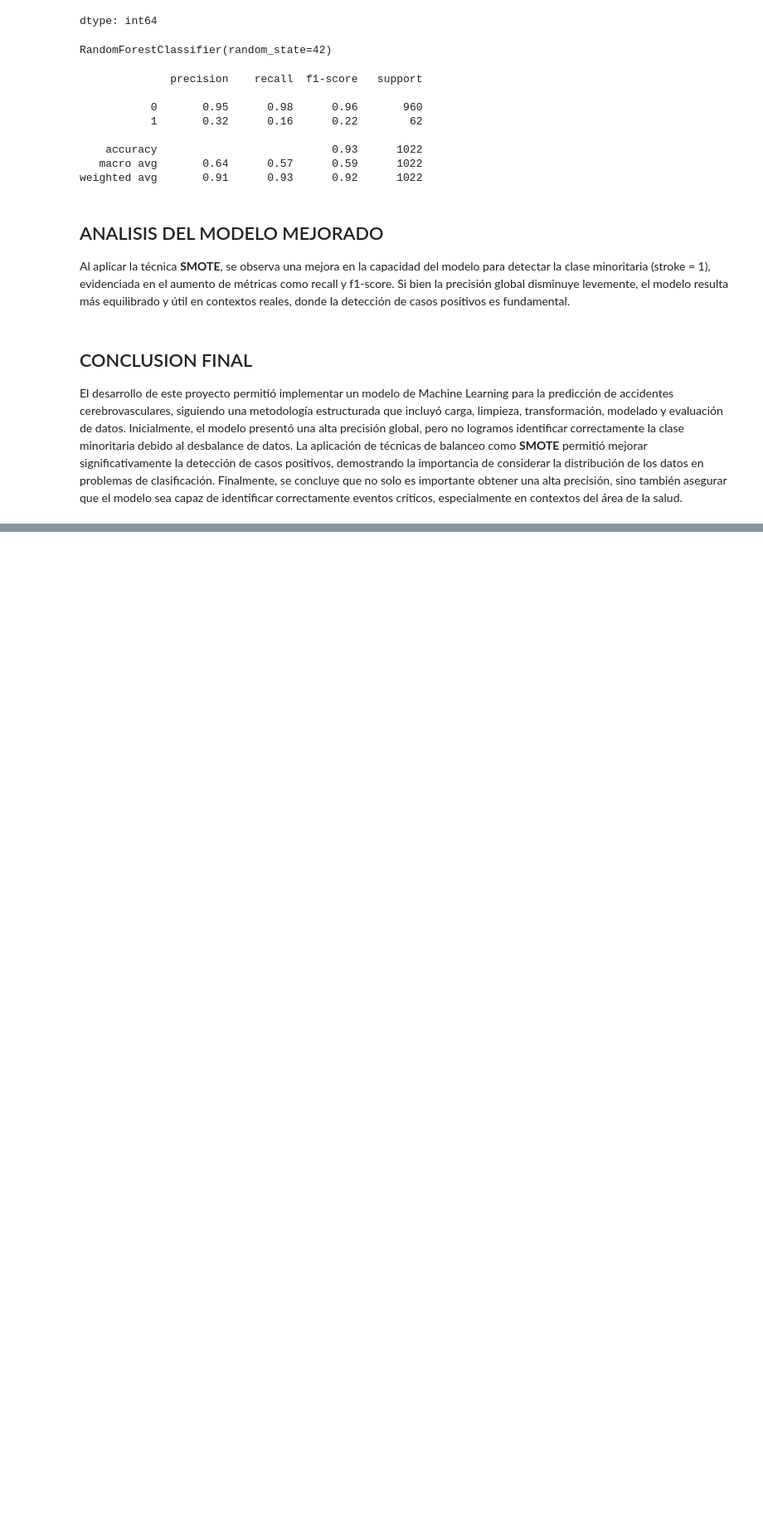
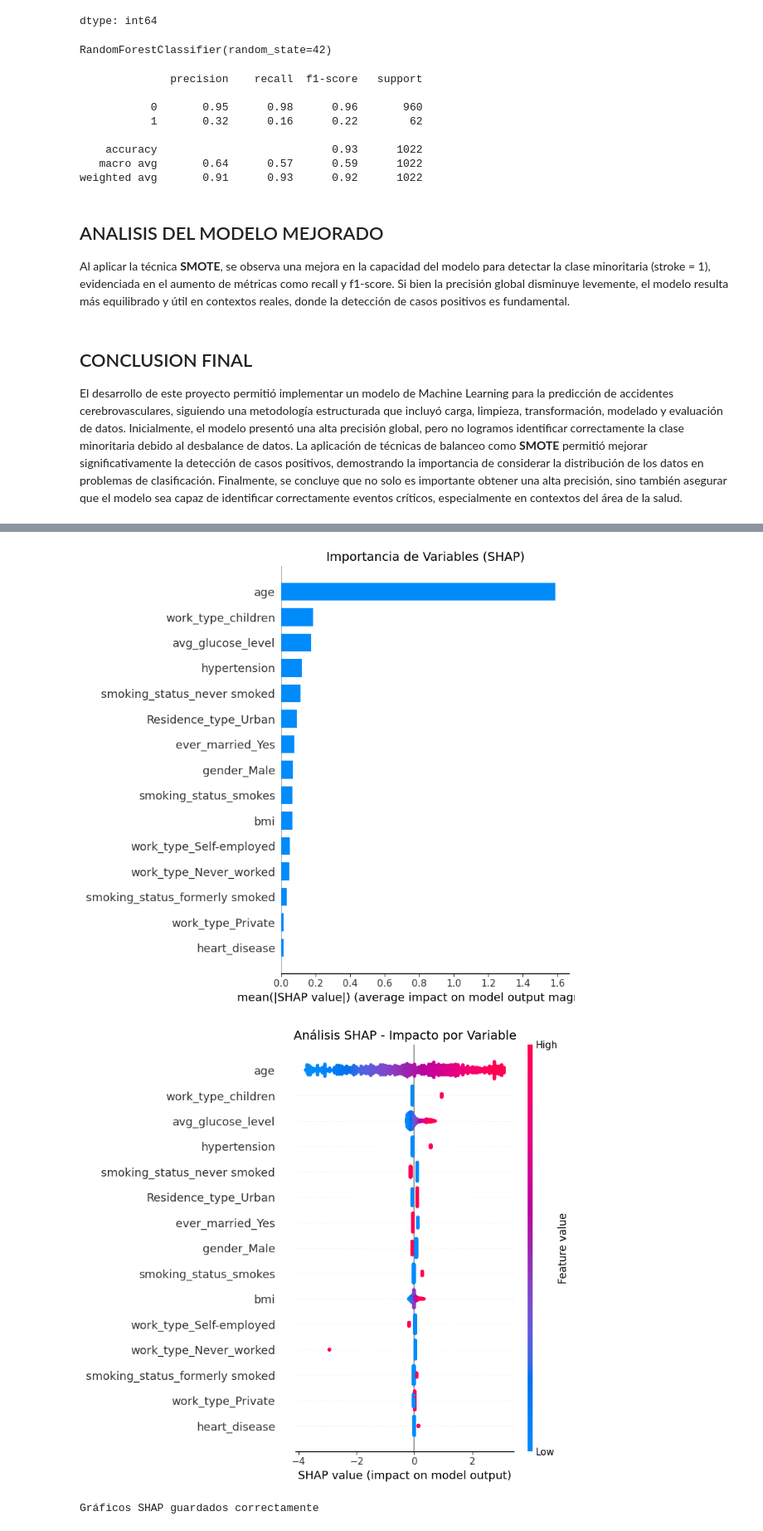
Before and after one commit to carlosrgv1975/acif104_s6_grupo04_Arganaraz_Gonzalez, a Jupyter notebook: acif104_s6_grupo04_Arganaraz_Gonzalez.ipynb, the cells around one changed output, grey strips where cells are left out. Shown at 83% size. Drawn from its saved outputs; the diff is of its cells as text; code cells hidden in the pictures; blank space fills up the shorter version.

```diff
--- a/acif104_s6_grupo04_Arganaraz_Gonzalez.ipynb
+++ b/acif104_s6_grupo04_Arganaraz_Gonzalez.ipynb
@@ -336,0 +600,37 @@ Finalmente, se concluye que no solo es importante obtener una alta precisión, s
+# %%
+# EXPLICABILIDAD CON SHAP
+import shap
+
+# Usar el mejor modelo: Regresion Logistica con class_weight
+modelo_final = LogisticRegression(max_iter=1000, random_state=42, class_weight='balanced')
+modelo_final.fit(X_train_sc, y_train)
+
+# Calcular valores SHAP
+explainer = shap.LinearExplainer(modelo_final, X_train_sc, feature_perturbation="interventional")
+shap_values = explainer.shap_values(X_test_sc)
+
+# Grafico de importancia de variables
+plt.figure(figsize=(10, 6))
+shap.summary_plot(shap_values, X_test_sc,
+                  feature_names=list(X.columns),
+                  plot_type="bar",
+                  show=False)
+plt.title('Importancia de Variables (SHAP)', fontsize=14)
+plt.tight_layout()
+plt.savefig('shap_importancia.png', dpi=150, bbox_inches='tight')
+plt.show()
+
+# Grafico SHAP detallado
+plt.figure(figsize=(10, 8))
+shap.summary_plot(shap_values, X_test_sc,
+                  feature_names=list(X.columns),
+                  show=False)
+plt.title('Análisis SHAP - Impacto por Variable', fontsize=14)
+plt.tight_layout()
+plt.savefig('shap_detalle.png', dpi=150, bbox_inches='tight')
+plt.show()
+print("Gráficos SHAP guardados correctamente")
+# %% [output]
+[figure, added]
+[figure, added]
+Gráficos SHAP guardados correctamente
```
Also changed, not shown: parts of 10 cells of this notebook.
